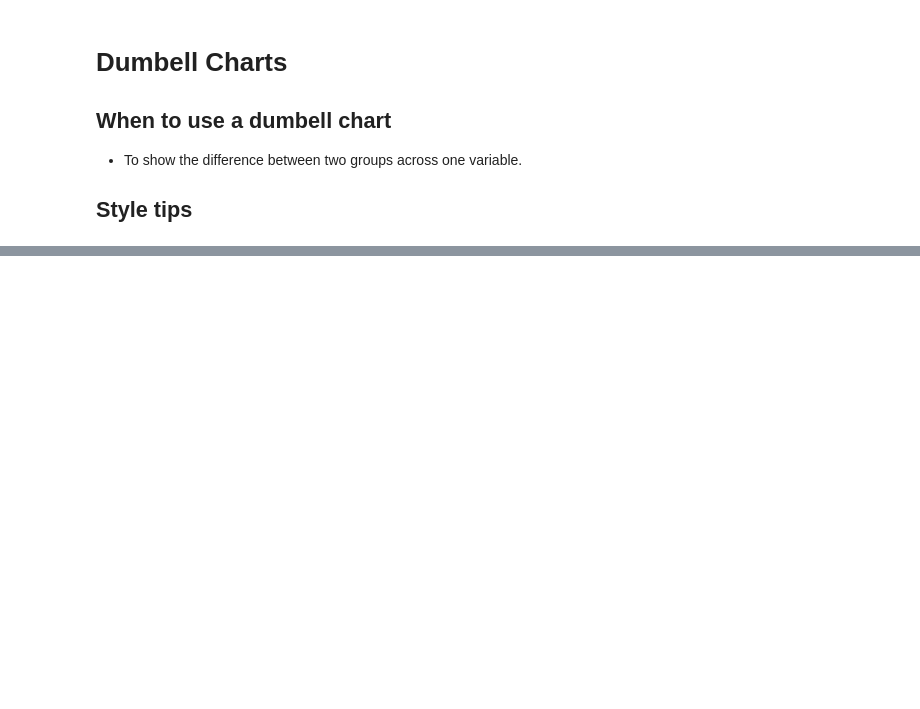
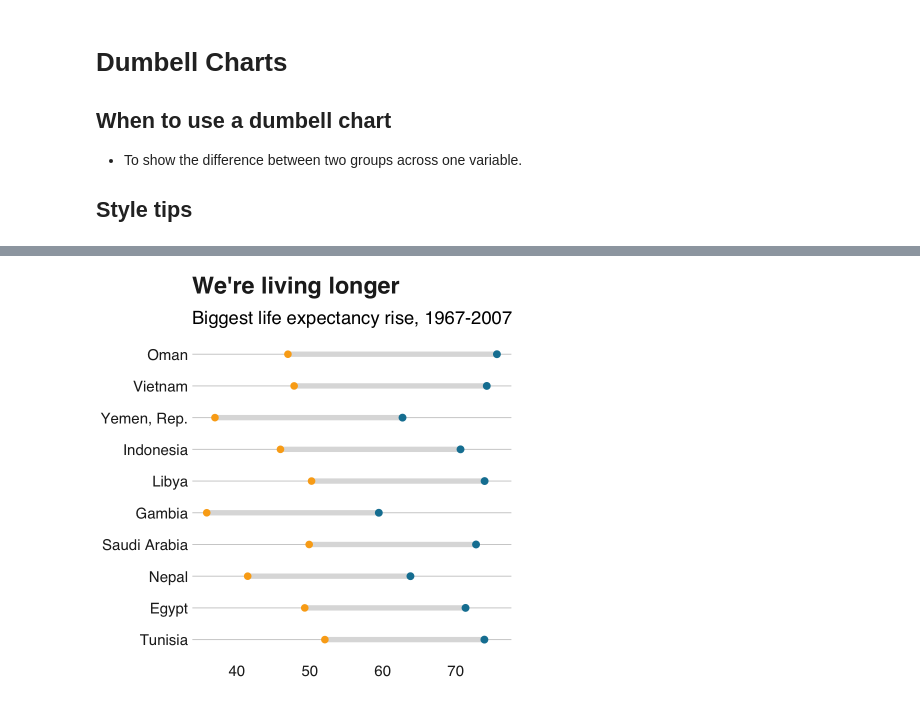
Before and after one commit to we-are-alluma/datavis-styleguide, a Jupyter notebook: mini_book/docs/dumbbell-chart.ipynb, the cells around one changed output, grey strips where cells are left out. Cells and saved outputs as stored; diff of their text form; code cells hidden in the pictures; blank space fills up the shorter version.

Commit message:
update dumbbell chart

```diff
--- a/mini_book/docs/dumbbell-chart.ipynb
+++ b/mini_book/docs/dumbbell-chart.ipynb
@@ -103,0 +36,24 @@ ggplot() +
+# %%
+library("ggalt")
+library("tidyr")
+
+#Prepare data
+dumbbell_df <- gapminder %>%
+  filter(year == 1967 | year == 2007) %>%
+  select(country, year, lifeExp) %>%
+  spread(year, lifeExp) %>%
+  mutate(gap = `2007` - `1967`) %>%
+  arrange(desc(gap)) %>%
+  head(10)
+
+#Make plot
+ggplot(dumbbell_df, aes(x = `1967`, xend = `2007`, y = reorder(country, gap), group = country)) +
+  geom_dumbbell(colour = "#dddddd",
+                size = 3,
+                colour_x = "#FAAB18",
+                colour_xend = "#1380A1") +
+  bbc_style() +
+  labs(title="We're living longer",
+       subtitle="Biggest life expectancy rise, 1967-2007")
+# %% [output]
+[figure, added]
```
Also changed, not shown: parts of 4 cells of this notebook, 1 other file.
